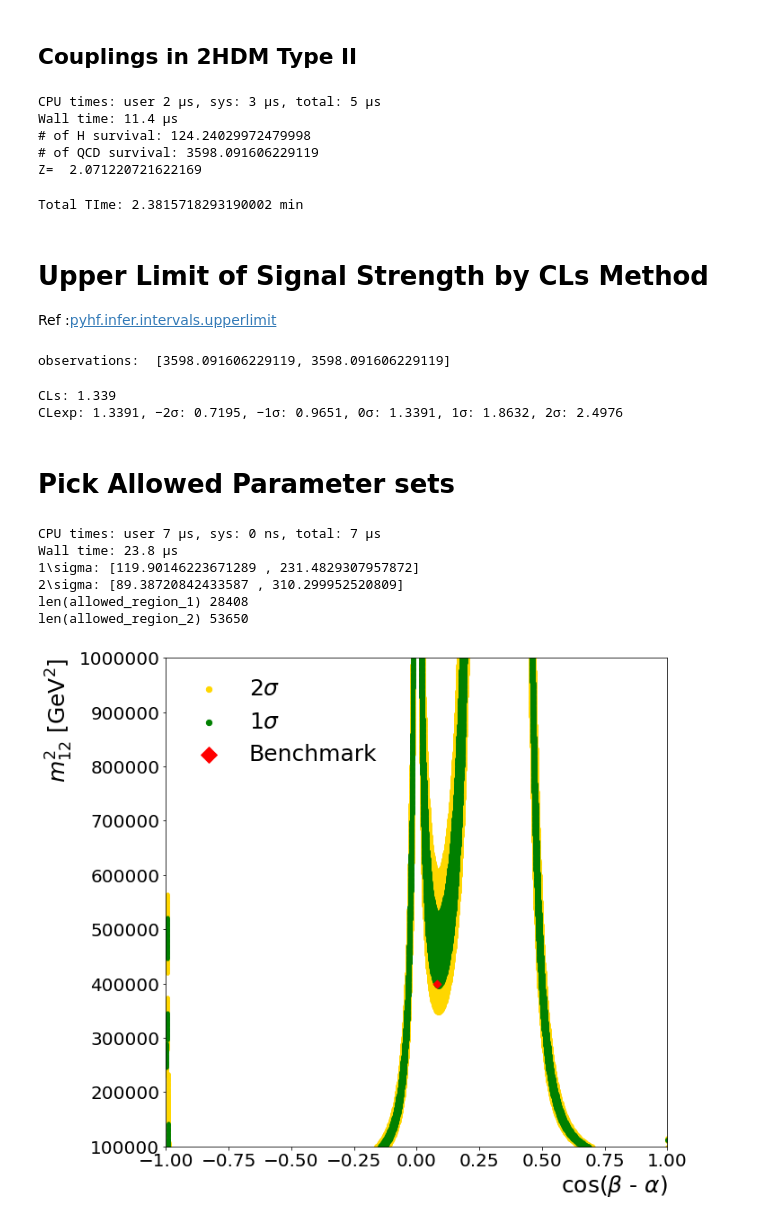
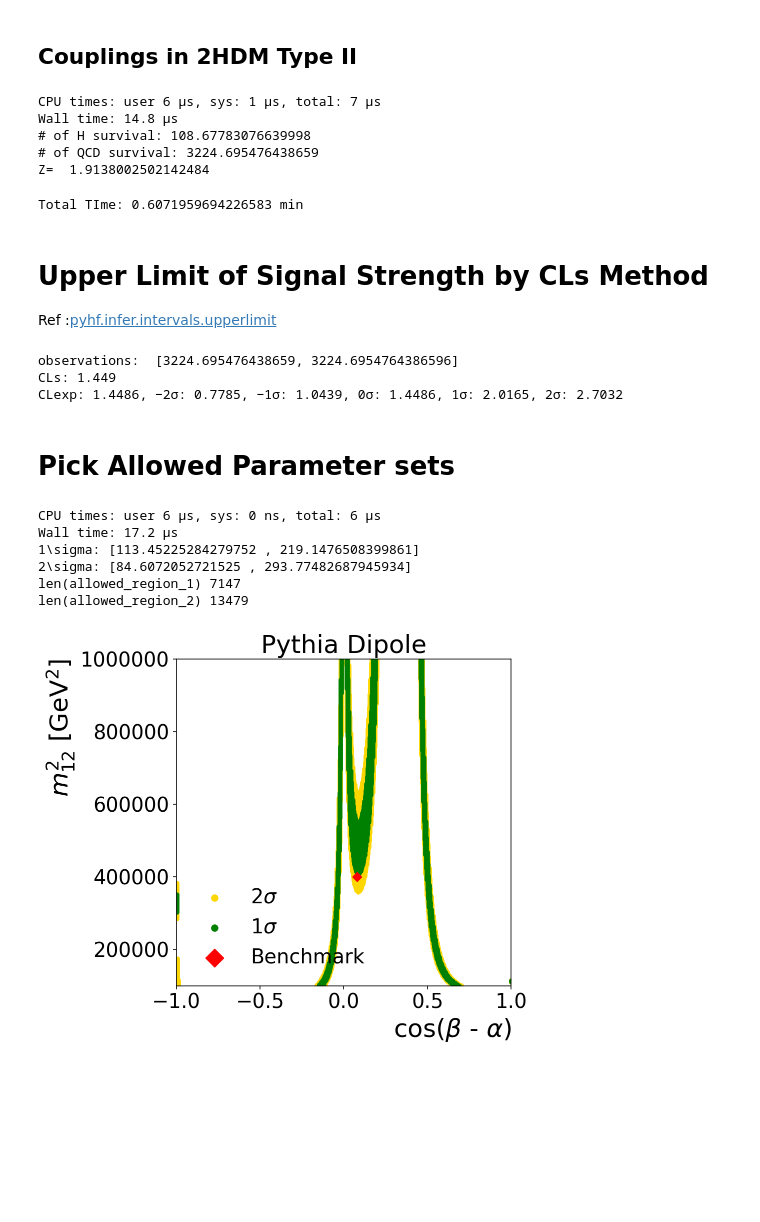
Before and after one commit to alan200276/UniversalityDNN_DiHiggs, a Jupyter notebook: Notebook/Constraint.ipynb, the cells around one changed output. Cells and saved outputs as stored; diff of their text form; code cells hidden in the pictures; blank space fills up the shorter version.

```diff
--- a/Notebook/Constraint.ipynb
+++ b/Notebook/Constraint.ipynb
@@ -175,12 +178,28 @@ def Constraint_N(cb_a, m12s, tb, mH, mh=125, luminosity = 3000, acceptance = 0.5
 time.sleep(1)
 start = time.time()
 
+# Herwig
+# 0.425     0.253
+# H: 0.372 QCD: 0.013129
+
+# default
+# 0.426     0.275
+# H: 0.354 QCD: 0.017518
+
+# vincia
+# 0.421     0.214
+# H: 0.368 QCD: 0.011385
+
+# dipole
+# 0.417     0.206
+# H: 0.371 QCD: 0.018809
+
 dictionary = {
-              "sig_Xection" : 0.00081186,
+              "sig_Xection" : 0.00081305,
               "sig_Branching_ratio" : 0.8*0.6*0.6,
-              "sig_acceptance" : 0.369*0.48,
-              "bkg_Xection" : 0.277353172,
-              "bkg_acceptance" : 0.010296*0.42,
+              "sig_acceptance" : 0.371*0.417,
+              "bkg_Xection" : 0.27741793,
+              "bkg_acceptance" : 0.018809*0.206,
               "luminosity": 3000
               }
 
@@ -193,7 +212,7 @@ print("# of QCD survival: {}".format(n_QCD))
 print("Z= ", n_H/np.sqrt(n_QCD))
 time.sleep(1)
 
-n_slice = 1000
+n_slice = 500
 cb_a = np.linspace(-1 , 1,  n_slice)
 m12_s = np.linspace(1E+5, 1E+6,  n_slice)
 
@@ -220,12 +239,12 @@ constraint_n = np.vectorize(Constraint_N)(cba, m12s, tb, mH, mh, luminosity, acc
 finish = time.time()
 print("Total TIme: {} min".format((finish-start)/60))
 # %% [output]
-CPU times: user 2 µs, sys: 3 µs, total: 5 µs
-Wall time: 11.4 µs
-# of H survival: 124.24029972479998
-# of QCD survival: 3598.091606229119
-Z=  2.071220721622169
+CPU times: user 6 µs, sys: 1 µs, total: 7 µs
+Wall time: 14.8 µs
+# of H survival: 108.67783076639998
+# of QCD survival: 3224.695476438659
+Z=  1.9138002502142484
-Total TIme: 2.3815718293190002 min
+Total TIme: 0.6071959694226583 min
 # %% [markdown]
 # Upper Limit of Signal Strength by CLs Method
 
@@ -273,9 +292,9 @@ obs_limit, exp_limits, (scan, results) = pyhf.infer.intervals.upperlimit(
 print("CLs: {:.3f}".format(obs_limit))
 print("CLexp: {:.4f}, −2σ: {:.4f}, −1σ: {:.4f}, 0σ: {:.4f}, 1σ: {:.4f}, 2σ: {:.4f} ".format(obs_limit,exp_limits[0],exp_limits[1],exp_limits[2],exp_limits[3],exp_limits[4]))
 # %% [output]
-observations:  [3598.091606229119, 3598.091606229119]
+observations:  [3224.695476438659, 3224.6954764386596]
+CLs: 1.449
+CLexp: 1.4486, −2σ: 0.7785, −1σ: 1.0439, 0σ: 1.4486, 1σ: 2.0165, 2σ: 2.7032
-CLs: 1.339
-CLexp: 1.3391, −2σ: 0.7195, −1σ: 0.9651, 0σ: 1.3391, 1σ: 1.8632, 2σ: 2.4976
 # %%
 
 # mu_test = 1.2454
@@ -329,37 +348,47 @@ allowed_region_2 = np.where(constraint_alowed_2 != 0)[0]
 print("len(allowed_region_1)", len(allowed_region_1))
 print("len(allowed_region_2)", len(allowed_region_2))
 # %% [output]
-CPU times: user 7 µs, sys: 0 ns, total: 7 µs
-Wall time: 23.8 µs
-1\sigma: [119.90146223671289 , 231.4829307957872]
-2\sigma: [89.38720842433587 , 310.299952520809]
-len(allowed_region_1) 28408
-len(allowed_region_2) 53650
+CPU times: user 6 µs, sys: 0 ns, total: 6 µs
+Wall time: 17.2 µs
+1\sigma: [113.45225284279752 , 219.1476508399861]
+2\sigma: [84.6072052721525 , 293.77482687945934]
+len(allowed_region_1) 7147
+len(allowed_region_2) 13479
 # %%
-fig, ax = plt.subplots(1,1, figsize=(10,10))
+# CNN_Model_A1_name = [
+#                  "Herwig Angular",
+#                  "Pythia Default",
+#                  "Pythia Vincia",
+#                  "Pythia Dipole",
+# #                  "Sherpa Default"
+#                 ]
 
 
+fig, ax = plt.subplots(1,1, figsize=(6,6))
+
+
+plt.title("Pythia Dipole",fontsize=25)
 
 plt.scatter(cba[allowed_region_2],m12s[allowed_region_2], marker=".", s=40 , c='gold', label = "2$\sigma$")
 plt.scatter(cba[allowed_region_1],m12s[allowed_region_1], marker=".", s=40 , c='green', label = "1$\sigma$")
 plt.scatter(0.08,400000, marker="D", s=40 , c='red', label = "Benchmark")
 
 
 
 plt.xlim((-1,1))
 # plt.xlim((0.,0.09))
 plt.ylim((100000,1000000))
 
 ax.tick_params(axis='x', labelsize=20)
 ax.tick_params(axis='y', labelsize=20)
 plt.xlabel("cos($\\beta$ - $\\alpha$)", fontsize=25,horizontalalignment='right',x=1)
 plt.ylabel('$m_{12}^2$ [$\mathrm{GeV}^2$]', fontsize=25,horizontalalignment='right',y=1)
-plt.legend(ncol=1, fontsize=25, markerscale=2., scatterpoints=1,
+plt.legend(ncol=1, fontsize=20, markerscale=2., scatterpoints=1,
            edgecolor = "w",fancybox=False, framealpha=0) #bbox_to_anchor=(0.7, 0.1),
 plt.ticklabel_format(style='plain')
 # plt.grid()
 # plt.savefig("./Higgs_Pt/Comparison_ROC.pdf", transparent=True)
 # plt.subplots_adjust(wspace=0.5, hspace=0.5)
 plt.show()
 # %% [output]
-[figure, old version]
+[figure, new version]
```
Also changed, not shown: parts of 2 cells of this notebook.
